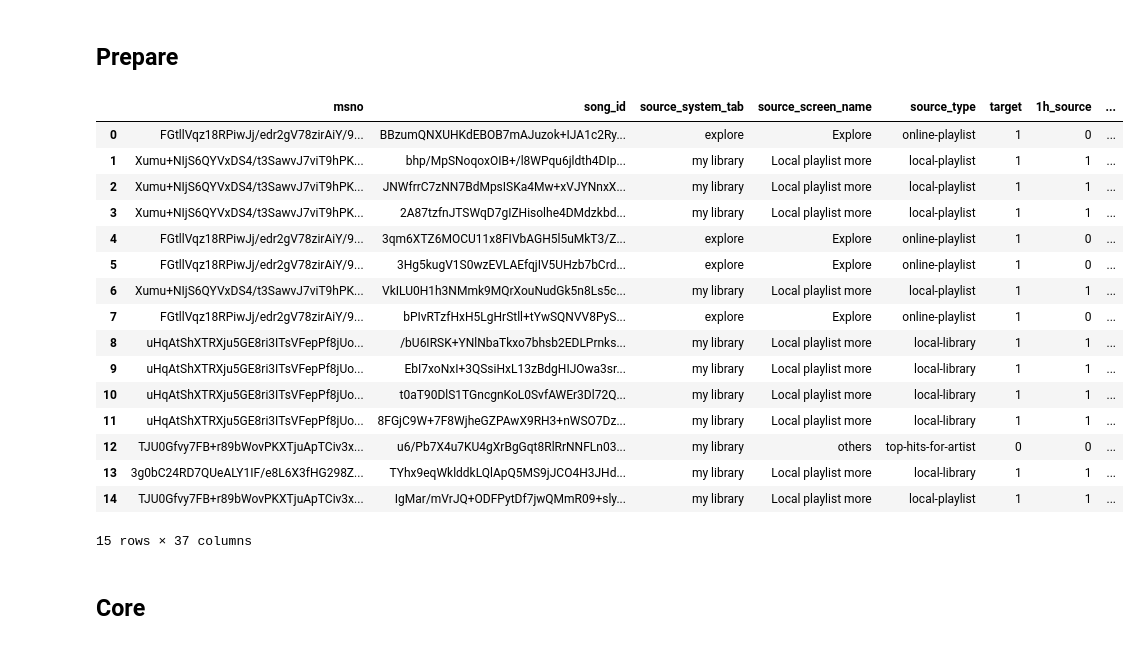
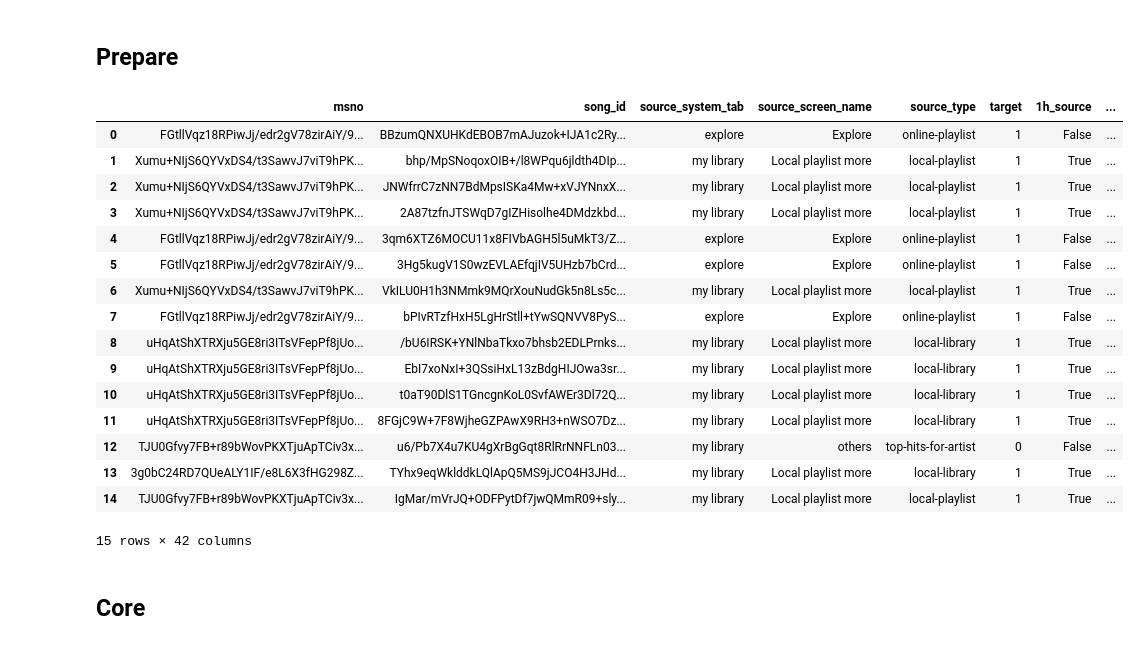
Before and after one commit to dsmilab/WSDM2018-KKBox-MRC, a Jupyter notebook: main.ipynb, the cells around one changed output. Saved outputs shown, nothing was run; the diff lists cells and outputs as text; code cells hidden in the pictures.

```diff
--- a/main.ipynb
+++ b/main.ipynb
@@ -440 +115,3 @@ test_df['play_count'].fillna(0, inplace=True)
+# %%
+fp = FeatureProducer(root='./data')
 # %% [markdown]
@@ -485,0 +119,2 @@ test_df['track_count'].fillna(0, inplace=True)
+# %%
+fp.load_raw()
@@ -503,0 +162,7 @@ test_df['cover_lang'].fillna(0, inplace=True)
+# %%
+train_df = fp.train_df
+test_df = fp.test_df
+
+assert(train_df.shape[1] == test_df.shape[1])
+train_df.info()
+test_df.info()
@@ -520,46 +203,35 @@ plt.show()
 # %% [markdown]
 ## Prepare
 # %%
-for column in train_df.columns:
-    if train_df[column].dtype == object:
-        train_df[column] = train_df[column].astype('category')
-for column in test_df.columns:
-    if test_df[column].dtype == object:
-        test_df[column] = test_df[column].astype('category')
-
 x = train_df.drop(['target'], axis=1)
 y = train_df['target']
-
-# take appropriate data to train
-# x = train_df.drop(['target'], axis=1).head(train_df.shape[0] - test_df.shape[0])
-# y = train_df['target'].head(train_df.shape[0] - test_df.shape[0]).values
 
 # take the last # rows of train_df as valid set where # means number of rows in test_df
 x_valid = train_df.drop(['target'], axis=1).tail(test_df.shape[0])
 y_valid = train_df['target'].tail(test_df.shape[0])
 
 x_test = test_df.drop(['id'], axis=1)
 test_ids = test_df['id']
 
 train_df.head(15)
 # %% [output]
 |  | msno | song_id | source_system_tab | source_screen_name | source_type | target | 1h_source | ... |
-| 0 | FGtllVqz18RPiwJj/edr2gV78zirAiY/9... | BBzumQNXUHKdEBOB7mAJuzok+IJA1c2Ry... | explore | Explore | online-playlist | 1 | 0 | ... |
-| 1 | Xumu+NIjS6QYVxDS4/t3SawvJ7viT9hPK... | bhp/MpSNoqoxOIB+/l8WPqu6jldth4DIp... | my library | Local playlist more | local-playlist | 1 | 1 | ... |
-| 2 | Xumu+NIjS6QYVxDS4/t3SawvJ7viT9hPK... | JNWfrrC7zNN7BdMpsISKa4Mw+xVJYNnxX... | my library | Local playlist more | local-playlist | 1 | 1 | ... |
-| 3 | Xumu+NIjS6QYVxDS4/t3SawvJ7viT9hPK... | 2A87tzfnJTSWqD7gIZHisolhe4DMdzkbd... | my library | Local playlist more | local-playlist | 1 | 1 | ... |
-| 4 | FGtllVqz18RPiwJj/edr2gV78zirAiY/9... | 3qm6XTZ6MOCU11x8FIVbAGH5l5uMkT3/Z... | explore | Explore | online-playlist | 1 | 0 | ... |
-| 5 | FGtllVqz18RPiwJj/edr2gV78zirAiY/9... | 3Hg5kugV1S0wzEVLAEfqjIV5UHzb7bCrd... | explore | Explore | online-playlist | 1 | 0 | ... |
-| 6 | Xumu+NIjS6QYVxDS4/t3SawvJ7viT9hPK... | VkILU0H1h3NMmk9MQrXouNudGk5n8Ls5c... | my library | Local playlist more | local-playlist | 1 | 1 | ... |
-| 7 | FGtllVqz18RPiwJj/edr2gV78zirAiY/9... | bPIvRTzfHxH5LgHrStll+tYwSQNVV8PyS... | explore | Explore | online-playlist | 1 | 0 | ... |
-| 8 | uHqAtShXTRXju5GE8ri3ITsVFepPf8jUo... | /bU6IRSK+YNlNbaTkxo7bhsb2EDLPrnks... | my library | Local playlist more | local-library | 1 | 1 | ... |
-| 9 | uHqAtShXTRXju5GE8ri3ITsVFepPf8jUo... | EbI7xoNxI+3QSsiHxL13zBdgHIJOwa3sr... | my library | Local playlist more | local-library | 1 | 1 | ... |
-| 10 | uHqAtShXTRXju5GE8ri3ITsVFepPf8jUo... | t0aT90DlS1TGncgnKoL0SvfAWEr3Dl72Q... | my library | Local playlist more | local-library | 1 | 1 | ... |
-| 11 | uHqAtShXTRXju5GE8ri3ITsVFepPf8jUo... | 8FGjC9W+7F8WjheGZPAwX9RH3+nWSO7Dz... | my library | Local playlist more | local-library | 1 | 1 | ... |
-| 12 | TJU0Gfvy7FB+r89bWovPKXTjuApTCiv3x... | u6/Pb7X4u7KU4gXrBgGqt8RlRrNNFLn03... | my library | others | top-hits-for-artist | 0 | 0 | ... |
-| 13 | 3g0bC24RD7QUeALY1IF/e8L6X3fHG298Z... | TYhx9eqWklddkLQlApQ5MS9jJCO4H3JHd... | my library | Local playlist more | local-library | 1 | 1 | ... |
-| 14 | TJU0Gfvy7FB+r89bWovPKXTjuApTCiv3x... | IgMar/mVrJQ+ODFPytDf7jwQMmR09+sly... | my library | Local playlist more | local-playlist | 1 | 1 | ... |
+| 0 | FGtllVqz18RPiwJj/edr2gV78zirAiY/9... | BBzumQNXUHKdEBOB7mAJuzok+IJA1c2Ry... | explore | Explore | online-playlist | 1 | False | ... |
+| 1 | Xumu+NIjS6QYVxDS4/t3SawvJ7viT9hPK... | bhp/MpSNoqoxOIB+/l8WPqu6jldth4DIp... | my library | Local playlist more | local-playlist | 1 | True | ... |
+| 2 | Xumu+NIjS6QYVxDS4/t3SawvJ7viT9hPK... | JNWfrrC7zNN7BdMpsISKa4Mw+xVJYNnxX... | my library | Local playlist more | local-playlist | 1 | True | ... |
+| 3 | Xumu+NIjS6QYVxDS4/t3SawvJ7viT9hPK... | 2A87tzfnJTSWqD7gIZHisolhe4DMdzkbd... | my library | Local playlist more | local-playlist | 1 | True | ... |
+| 4 | FGtllVqz18RPiwJj/edr2gV78zirAiY/9... | 3qm6XTZ6MOCU11x8FIVbAGH5l5uMkT3/Z... | explore | Explore | online-playlist | 1 | False | ... |
+| 5 | FGtllVqz18RPiwJj/edr2gV78zirAiY/9... | 3Hg5kugV1S0wzEVLAEfqjIV5UHzb7bCrd... | explore | Explore | online-playlist | 1 | False | ... |
+| 6 | Xumu+NIjS6QYVxDS4/t3SawvJ7viT9hPK... | VkILU0H1h3NMmk9MQrXouNudGk5n8Ls5c... | my library | Local playlist more | local-playlist | 1 | True | ... |
+| 7 | FGtllVqz18RPiwJj/edr2gV78zirAiY/9... | bPIvRTzfHxH5LgHrStll+tYwSQNVV8PyS... | explore | Explore | online-playlist | 1 | False | ... |
+| 8 | uHqAtShXTRXju5GE8ri3ITsVFepPf8jUo... | /bU6IRSK+YNlNbaTkxo7bhsb2EDLPrnks... | my library | Local playlist more | local-library | 1 | True | ... |
+| 9 | uHqAtShXTRXju5GE8ri3ITsVFepPf8jUo... | EbI7xoNxI+3QSsiHxL13zBdgHIJOwa3sr... | my library | Local playlist more | local-library | 1 | True | ... |
+| 10 | uHqAtShXTRXju5GE8ri3ITsVFepPf8jUo... | t0aT90DlS1TGncgnKoL0SvfAWEr3Dl72Q... | my library | Local playlist more | local-library | 1 | True | ... |
+| 11 | uHqAtShXTRXju5GE8ri3ITsVFepPf8jUo... | 8FGjC9W+7F8WjheGZPAwX9RH3+nWSO7Dz... | my library | Local playlist more | local-library | 1 | True | ... |
+| 12 | TJU0Gfvy7FB+r89bWovPKXTjuApTCiv3x... | u6/Pb7X4u7KU4gXrBgGqt8RlRrNNFLn03... | my library | others | top-hits-for-artist | 0 | False | ... |
+| 13 | 3g0bC24RD7QUeALY1IF/e8L6X3fHG298Z... | TYhx9eqWklddkLQlApQ5MS9jJCO4H3JHd... | my library | Local playlist more | local-library | 1 | True | ... |
+| 14 | TJU0Gfvy7FB+r89bWovPKXTjuApTCiv3x... | IgMar/mVrJQ+ODFPytDf7jwQMmR09+sly... | my library | Local playlist more | local-playlist | 1 | True | ... |
-15 rows × 37 columns
+15 rows × 42 columns
 # %% [markdown]
 ## Core
 # %%
```
Also changed, not shown: parts of 36 cells of this notebook, 1 other file.
